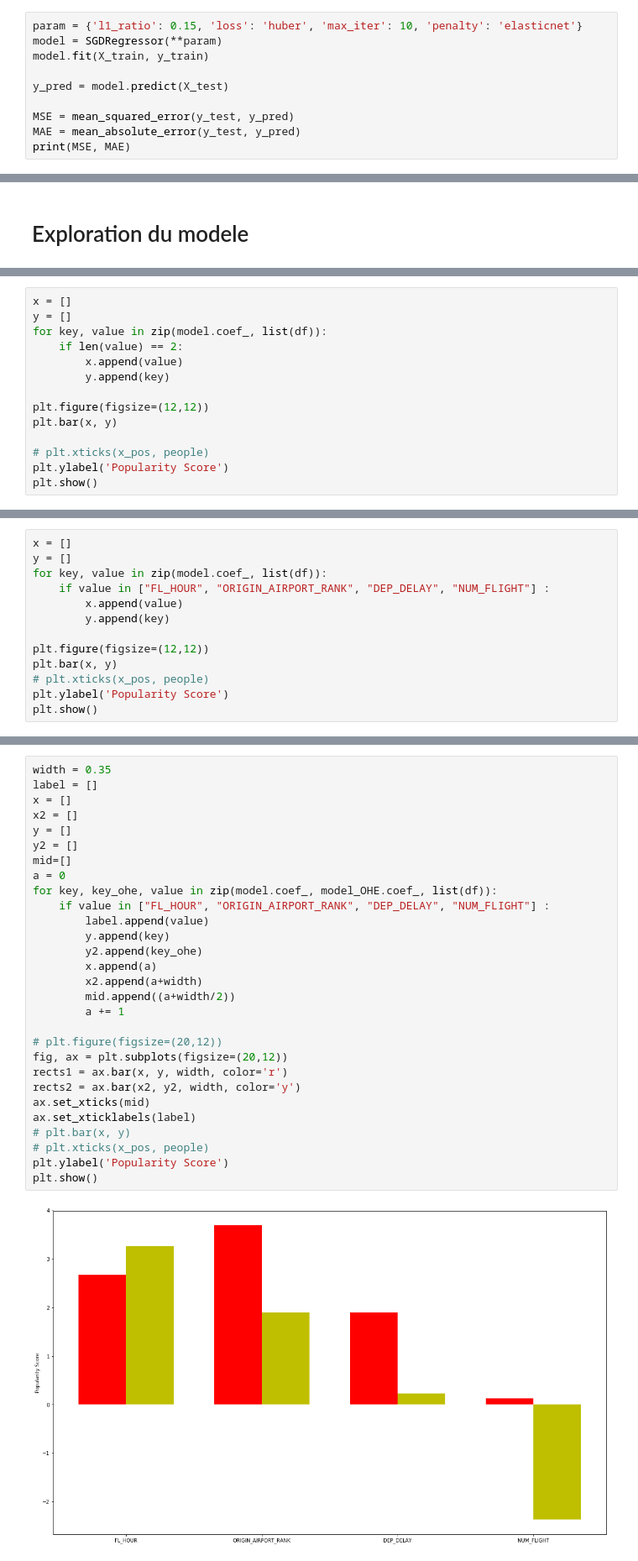
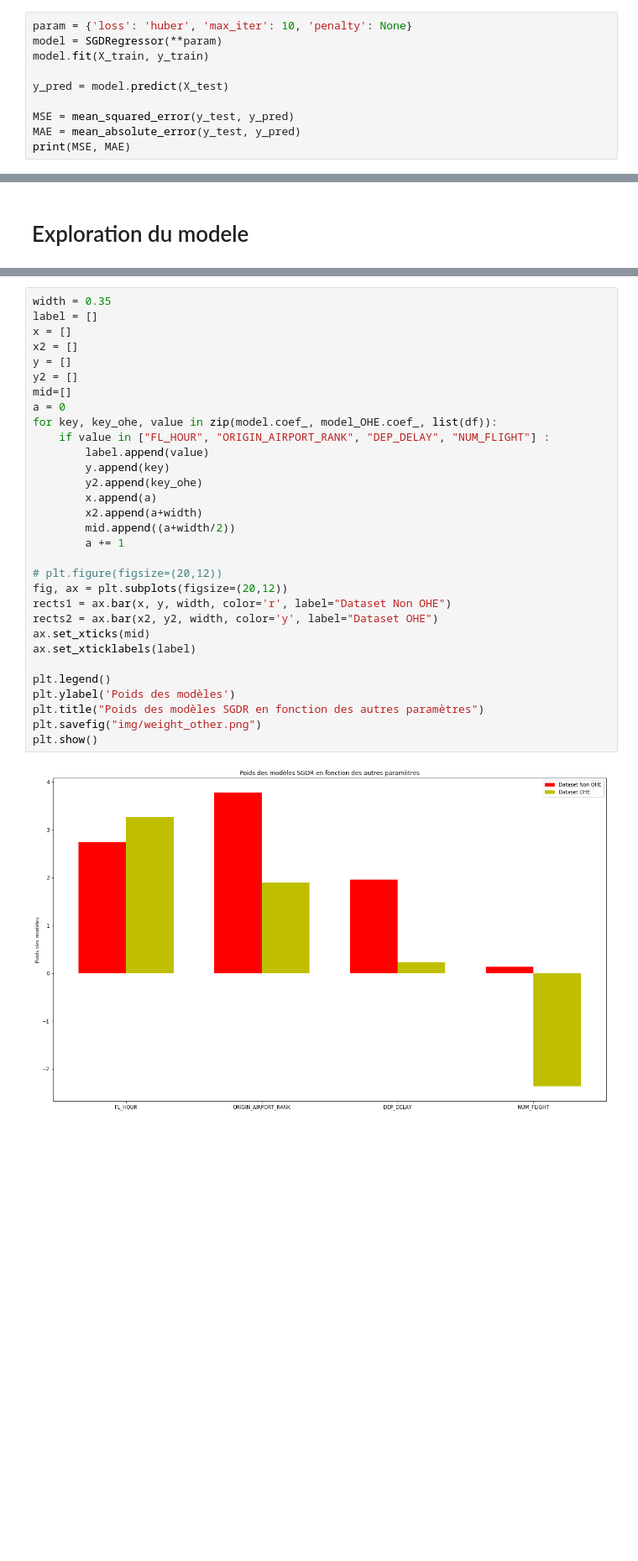
Before and after one commit to Coni63/OC_DS, a Jupyter notebook: P4/Model 2.ipynb, the cells around one changed output, grey strips where cells are left out. Shown at 84% size. Drawn from its saved outputs; the diff is of its cells as text; blank space fills up the shorter version.

```diff
--- a/P4/Model 2.ipynb
+++ b/P4/Model 2.ipynb
@@ -111,5 +129,5 @@ SGD_Regressor ({'l1_ratio': 0.85, 'loss': 'huber', 'max_iter': 10, 'penalty': 'e
 # %%
-param = {'l1_ratio': 0.15, 'loss': 'huber', 'max_iter': 10, 'penalty': 'elasticnet'}
+param = {'loss': 'huber', 'max_iter': 10, 'penalty': None}
 model = SGDRegressor(**param)
 model.fit(X_train, y_train)
 
@@ -254,14 +391,0 @@ plt.show()
-# %%
-x = []
-y = []
-for key, value in zip(model.coef_, list(df)):
-    if len(value) == 2:
-        x.append(value)
-        y.append(key)
-
-plt.figure(figsize=(12,12))
-plt.bar(x, y)
-
-# plt.xticks(x_pos, people)
-plt.ylabel('Popularity Score')
-plt.show()
@@ -301,13 +425,0 @@ plt.show()
-# %%
-x = []
-y = []
-for key, value in zip(model.coef_, list(df)):
-    if value in ["FL_HOUR", "ORIGIN_AIRPORT_RANK", "DEP_DELAY", "NUM_FLIGHT"] :
-        x.append(value)
-        y.append(key)
-
-plt.figure(figsize=(12,12))
-plt.bar(x, y)
-# plt.xticks(x_pos, people)
-plt.ylabel('Popularity Score')
-plt.show()
@@ -316,31 +428,33 @@ plt.show()
 # %%
 width = 0.35
 label = []
 x = []
 x2 = []
 y = []
 y2 = []
 mid=[]
 a = 0
 for key, key_ohe, value in zip(model.coef_, model_OHE.coef_, list(df)):
     if value in ["FL_HOUR", "ORIGIN_AIRPORT_RANK", "DEP_DELAY", "NUM_FLIGHT"] :
         label.append(value)
         y.append(key)
         y2.append(key_ohe)
         x.append(a)
         x2.append(a+width)
         mid.append((a+width/2))
         a += 1
 
 # plt.figure(figsize=(20,12))
 fig, ax = plt.subplots(figsize=(20,12))
-rects1 = ax.bar(x, y, width, color='r')
-rects2 = ax.bar(x2, y2, width, color='y')
+rects1 = ax.bar(x, y, width, color='r', label="Dataset Non OHE")
+rects2 = ax.bar(x2, y2, width, color='y', label="Dataset OHE")
 ax.set_xticks(mid)
 ax.set_xticklabels(label)
-# plt.bar(x, y)
-# plt.xticks(x_pos, people)
-plt.ylabel('Popularity Score')
+
+plt.legend()
+plt.ylabel('Poids des modèles')
+plt.title("Poids des modèles SGDR en fonction des autres paramètres")
+plt.savefig("img/weight_other.png")
 plt.show()
 # %% [output]
-[figure, old version]
+[figure, new version]
```
Also changed, not shown: parts of 40 cells of this notebook, 14 other files.
